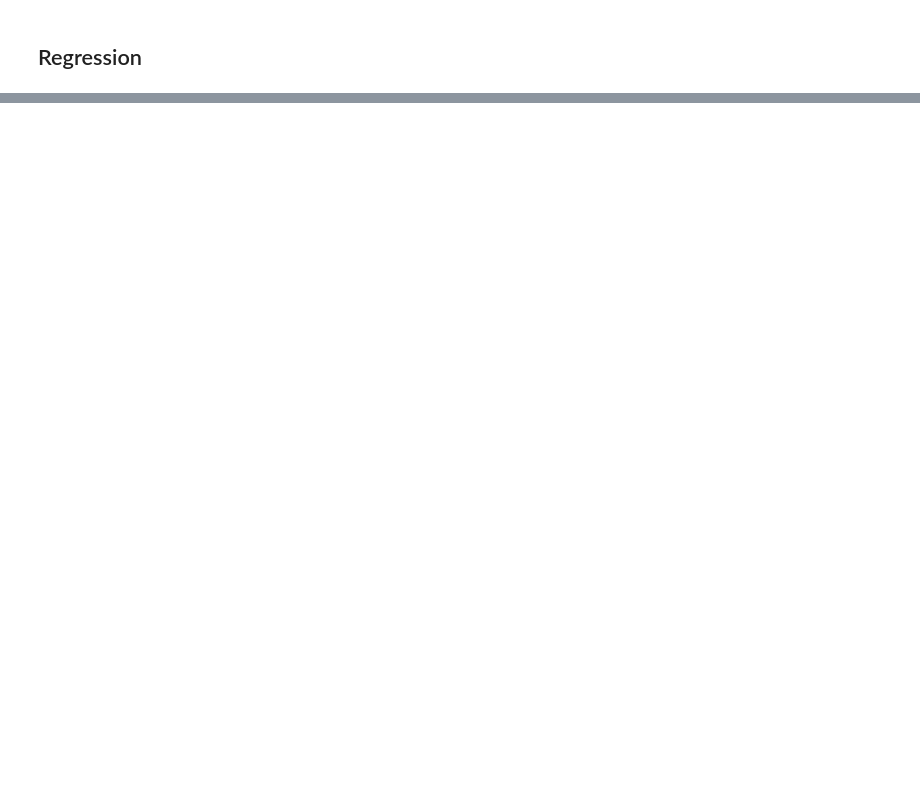
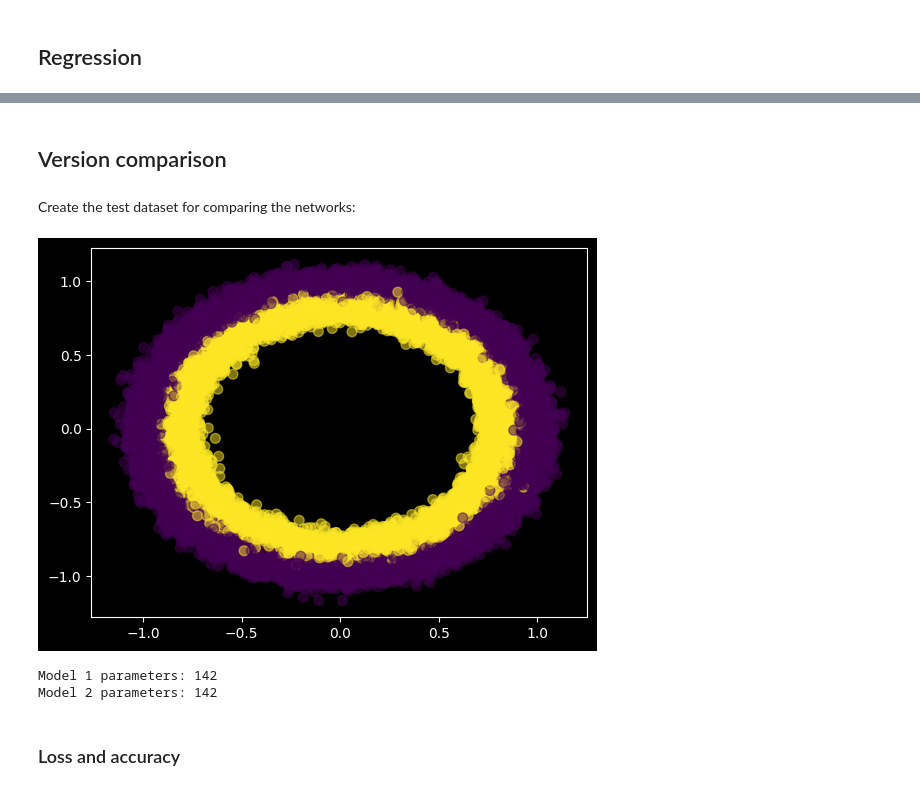
Before and after one commit to rparkr/ml-projects, a Jupyter notebook: neural_network_from_scratch.ipynb, the cells around one changed output, grey strips where cells are left out. Drawn from its saved outputs; the diff is of its cells as text; code cells hidden in the pictures; blank space fills up the shorter version.

```diff
--- a/neural_network_from_scratch.ipynb
+++ b/neural_network_from_scratch.ipynb
@@ -920,0 +2100,67 @@ plt.show()
+# %% [markdown]
+## Version comparison
+# %% [markdown]
+Create the test dataset for comparing the networks:
+# %%
+import matplotlib.pyplot as plt
+from sklearn.datasets import make_moons
+from sklearn.datasets import make_circles
+from sklearn.datasets import make_classification
+
+# Choose any of the three methods below:
+# X, y = make_moons(n_samples=10_000, noise=0.2)
+X, y = make_circles(n_samples=10_000, noise=0.05)
+# X, y = make_classification(
+#     n_samples=10_000,
+#     n_features=2,
+#     n_informative=2,
+#     n_redundant=0,
+#     n_repeated=0,
+#     n_classes=2,
+#     n_clusters_per_class=1,
+#     class_sep=2)
+
+
+# Cast to the same data type used for the network's parameters
+X = X.astype(np.float32)
+# Encode y_target to match the format for computing loss
+y_target = one_hot_encode(y)
+
+plt.scatter(X[:, 0], X[:, 1], c=y, alpha=0.5, s=50)
+plt.show()
+# %% [output]
+[figure, added]
+# %%
+# The original version, where weights and biases are combined into a single
+# matrix for each layer
+model = nn(
+    input_dim = X.shape[1],
+    n_layers = 4,
+    neurons_per_layer = [4, 10, 6, np.unique(y).size],
+    bias = True,
+    activation = 'sigmoid',
+    lambda_ = 0.1,
+    loss_fn = 'cross_entropy',
+    alpha = 0.001,
+    dtype = np.float32,
+    seed = 12)
+print(f"Model 1 parameters: {model.n_params}")
+
+# The alternate version, where weights and biases are stored separately
+model2 = nn_bias(
+    input_dim = X.shape[1],
+    n_layers = 4,
+    neurons_per_layer = [4, 10, 6, np.unique(y).size],
+    bias = True,
+    activation = 'sigmoid',
+    lambda_ = 0.1,
+    loss_fn = 'cross_entropy',
+    alpha = 0.001,
+    dtype = np.float32,
+    seed = 12)
+print(f"Model 2 parameters: {model2.n_params}")
+# %% [output]
+Model 1 parameters: 142
+Model 2 parameters: 142
+# %% [markdown]
+### Loss and accuracy
```
Also changed, not shown: parts of 67 cells of this notebook.
